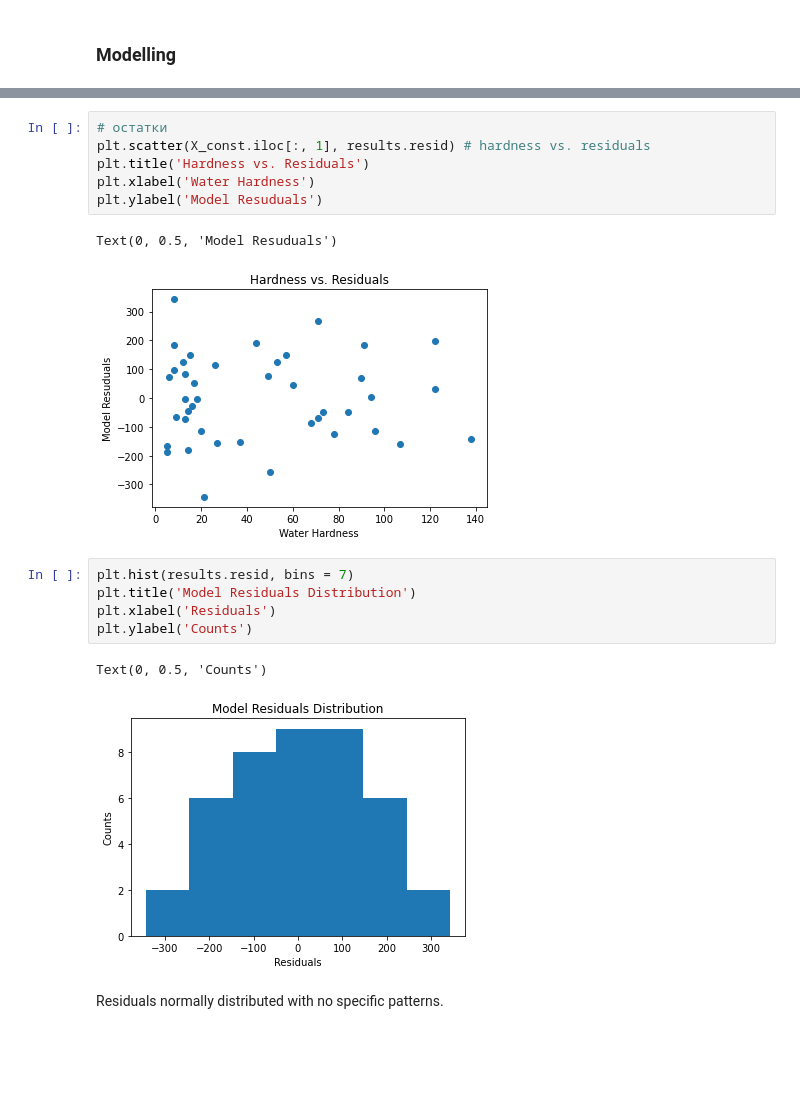
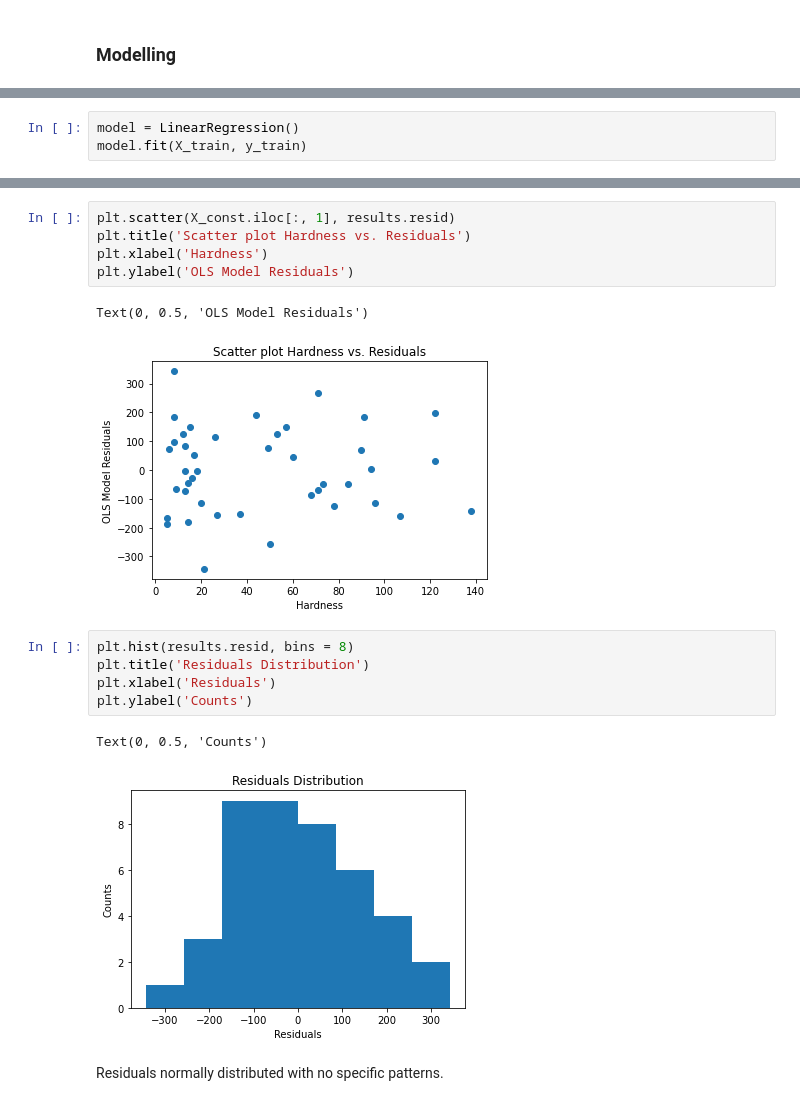
Before and after one commit to Dmitry-V-Makarov/Netology, a Jupyter notebook: pyda-13/hw/18.HW_corr_reg.ipynb, the cells around one changed output, grey strips where cells are left out. Drawn from its saved outputs; the diff is of its cells as text; blank space fills up the shorter version.

```diff
--- a/pyda-13/hw/18.HW_corr_reg.ipynb
+++ b/pyda-13/hw/18.HW_corr_reg.ipynb
@@ -128,0 +128,3 @@ X_const = sm.add_constant(X_train)
+# %%
+model = LinearRegression()
+model.fit(X_train, y_train)
@@ -174,20 +171,19 @@ ax.legend(loc='best');
 # %%
-# остатки
-plt.scatter(X_const.iloc[:, 1], results.resid) # hardness vs. residuals
-plt.title('Hardness vs. Residuals')
-plt.xlabel('Water Hardness')
-plt.ylabel('Model Resuduals')
+plt.scatter(X_const.iloc[:, 1], results.resid)
+plt.title('Scatter plot Hardness vs. Residuals')
+plt.xlabel('Hardness')
+plt.ylabel('OLS Model Residuals')
 # %% [output]
-Text(0, 0.5, 'Model Resuduals')
+Text(0, 0.5, 'OLS Model Residuals')
-[figure, old version]
+[figure, new version]
 # %%
-plt.hist(results.resid, bins = 7)
-plt.title('Model Residuals Distribution')
+plt.hist(results.resid, bins = 8)
+plt.title('Residuals Distribution')
 plt.xlabel('Residuals')
 plt.ylabel('Counts')
 # %% [output]
 Text(0, 0.5, 'Counts')
-[figure, old version]
+[figure, new version]
 # %% [markdown]
 Residuals normally distributed with no specific patterns.
 # %% [markdown]
```
Also changed, not shown: parts of 34 cells of this notebook.
